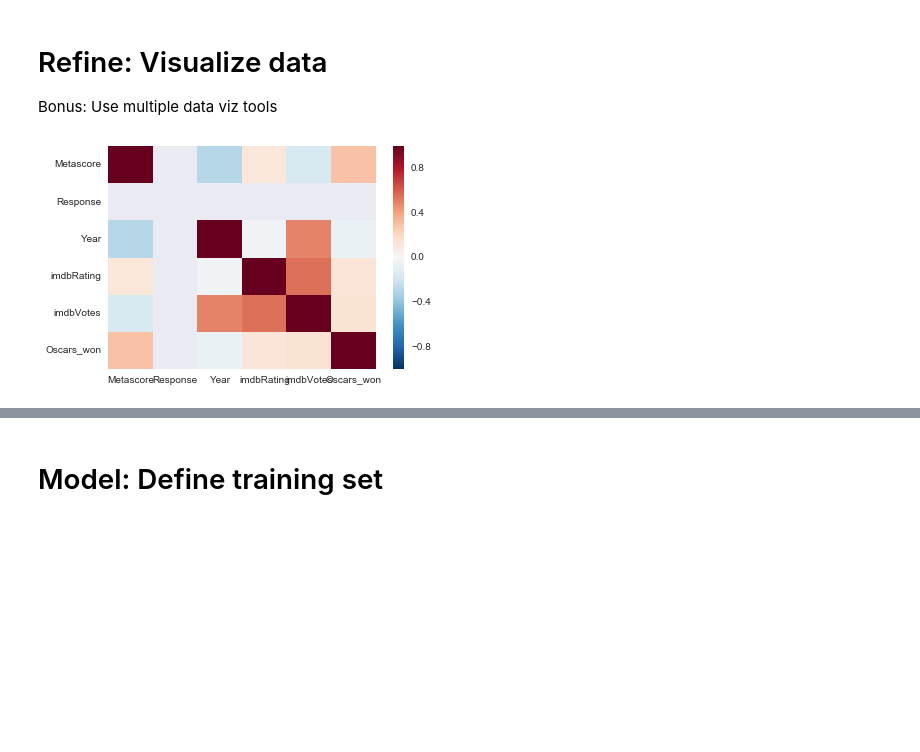
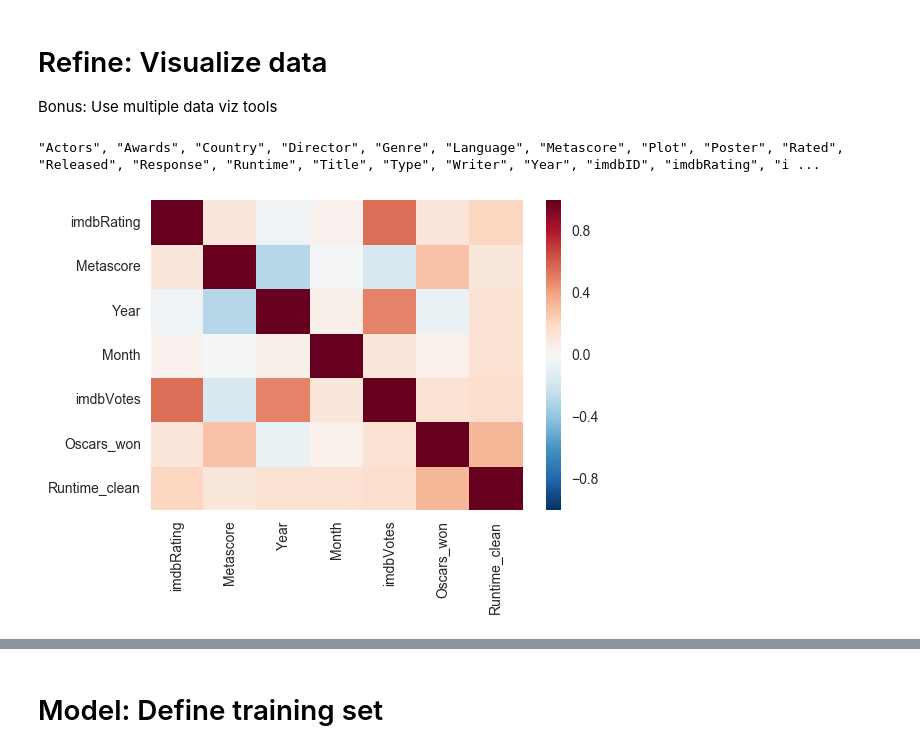
Before and after one commit to spockl/ga-dsi-1, a Jupyter notebook: projects/projects-weekly/project-06/project-6-jocelyn-ong.ipynb, the cells around one changed output, grey strips where cells are left out. Saved outputs shown, nothing was run; the diff lists cells and outputs as text; code cells hidden in the pictures; blank space fills up the shorter version.

```diff
--- a/projects/projects-weekly/project-06/project-6-jocelyn-ong.ipynb
+++ b/projects/projects-weekly/project-06/project-6-jocelyn-ong.ipynb
@@ -162,3 +218,0 @@ df2['Oscars_won'] = df2['Awards'].map(oscars_won)
-# %%
-# Let's consider whether movies are in english or not
-df2['Language_English'] = df2['Language'].map(lambda x: 1 if "English" in str(x) else 0)
@@ -182,3 +247,7 @@ for i in top_5_countries:
+# %%
+df2["Date"] = pd.to_datetime(df2["Released"])
+# %%
+df2["Month"] = df2["Date"].map(lambda x: x.month)
 # %%
 df2.head()
 # %% [output]
@@ -192,10 +277,26 @@ df2.head()
 # %% [markdown]
 # Refine: Visualize data
 Bonus: Use multiple data viz tools
-# %%
-sns.heatmap(df2[['Actors', 'Awards', 'Country', 'Director', 'Genre',
-                 'Language', 'Metascore', 'Plot', 'Poster', 'Rated', 'Released', 'Response',
-                 'Runtime', 'Title', 'Type', 'Writer', 'Year', 'imdbID',
-                 'imdbRating', 'imdbVotes', 'Oscars_won']].corr());
-# %% [output]
-[figure, removed]
+# %%
+for i in df2.columns.values:
+    print '"'+i+'"'+",",
+# %% [output]
+"Actors", "Awards", "Country", "Director", "Genre", "Language", "Metascore", "Plot", "Poster", "Rated", "Released", "Response", "Runtime", "Title", "Type", "Writer", "Year", "imdbID", "imdbRating", "i ...
+# %%
+rel_columns = ["imdbRating", "Actors", "Awards", "Country", "Director", "Genre",
+                 "Language", "Metascore", "Plot", "Poster",
+                 "Title", "Type", "Writer", "Year", "Month", "imdbID",
+                 "imdbVotes", "Oscars_won", "Runtime_clean",
+                 "Language_English", "Language_French", "Language_German",
+                 "Language_Spanish", "Language_Italian", "Country_USA",
+                 "Country_ UK", "Country_ USA", "Country_UK", "Country_Japan",
+                 "G", "PG", "PG-13", "R", "UNRATED"]
+features = ["Year", "Month", "imdbVotes", "Oscars_won", "Runtime_clean",
+            "Language_English", "Language_French", "Language_German",
+            "Language_Spanish", "Language_Italian", "Country_USA",
+            "Country_ UK", "Country_ USA", "Country_UK", "Country_Japan",
+            "G", "PG", "PG-13", "R", "UNRATED"]
+# %%
+sns.heatmap(df2[rel_columns[:19]].corr());
+# %% [output]
+[figure, added]
```
Also changed, not shown: parts of 64 cells of this notebook, 6 other files.
